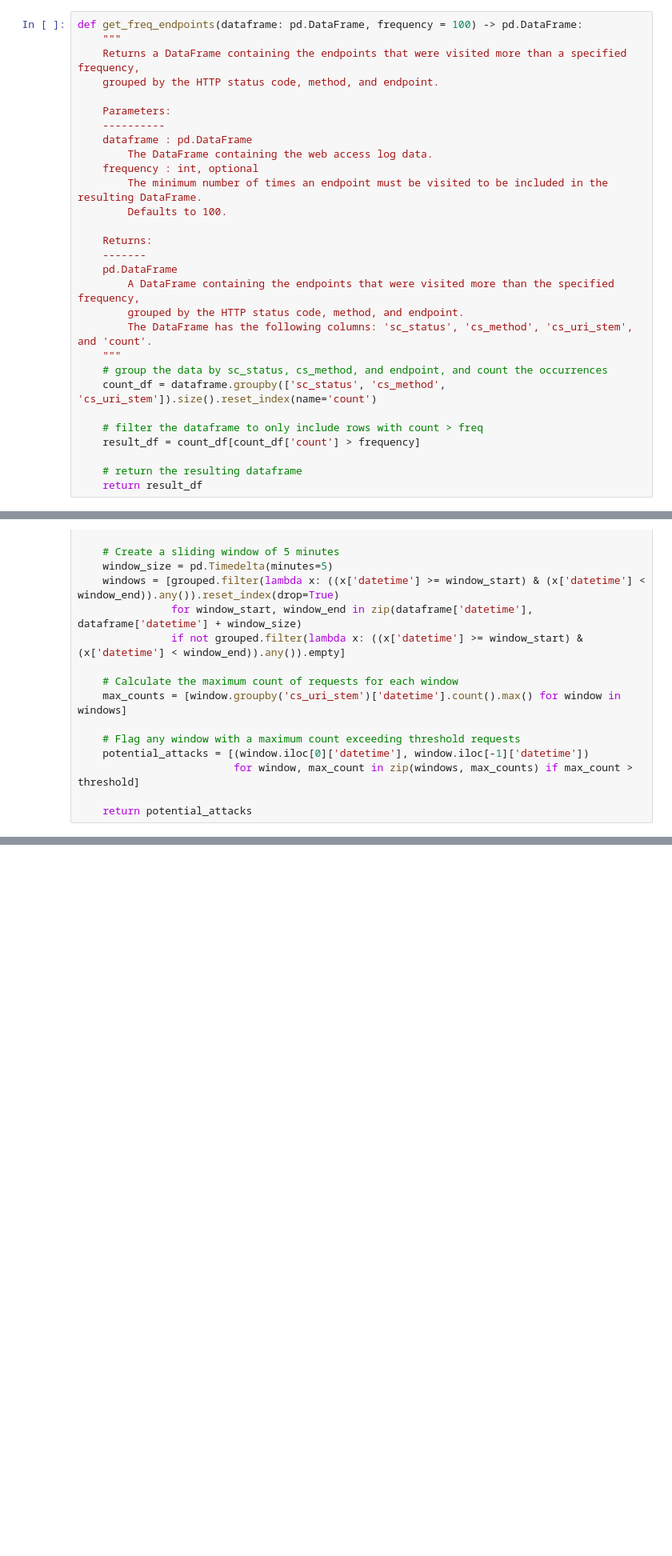
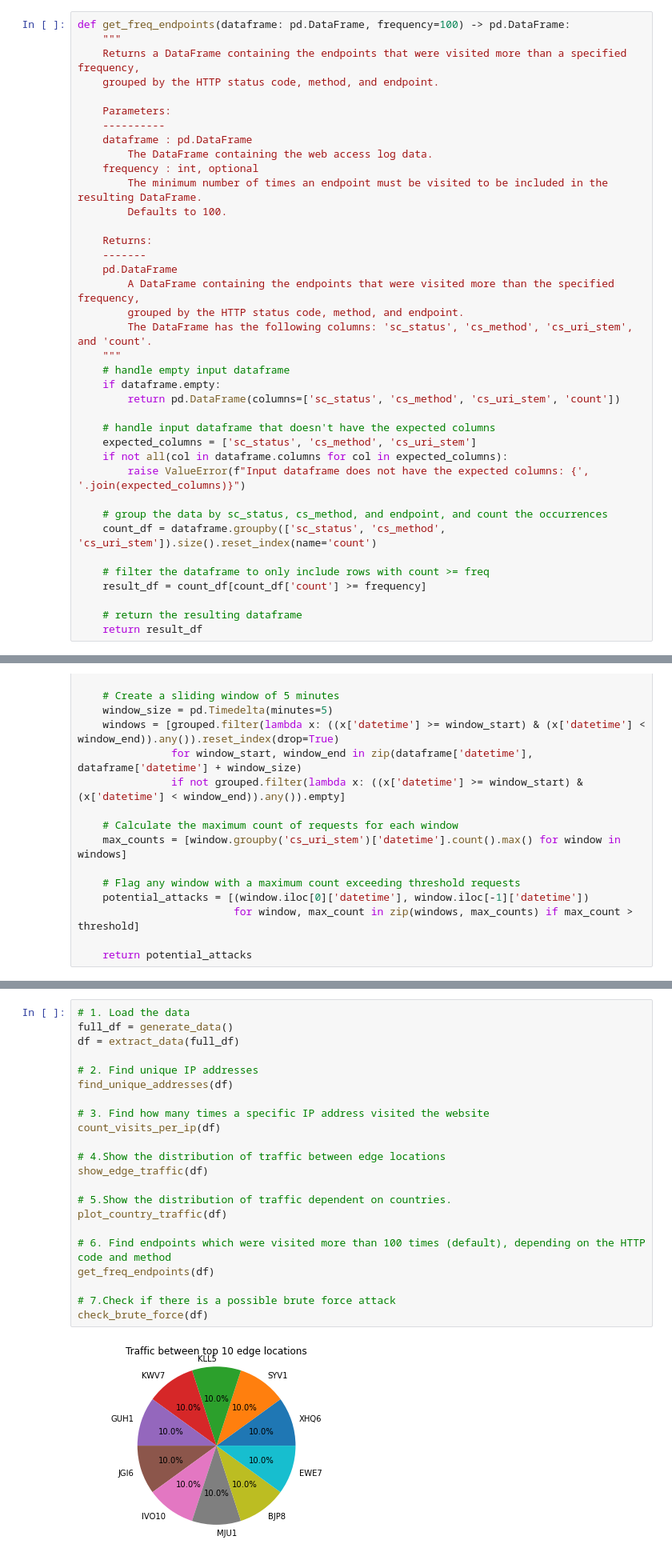
Before and after one commit to Przemyslaw11/CloudFront_data_analyser, a Jupyter notebook: app.ipynb, the cells around one changed output, grey strips where cells are left out. Shown at 80% size. Drawn from its saved outputs; the diff is of its cells as text; blank space fills up the shorter version.

```diff
--- a/app.ipynb
+++ b/app.ipynb
@@ -123,7 +155,7 @@ def plot_country_traffic(dataframe: pd.DataFrame, top_n: int = 10):
     plt.axis('equal')
     plt.show()
 # %%
-def get_freq_endpoints(dataframe: pd.DataFrame, frequency = 100) -> pd.DataFrame:
+def get_freq_endpoints(dataframe: pd.DataFrame, frequency=100) -> pd.DataFrame:
     """
     Returns a DataFrame containing the endpoints that were visited more than a specified frequency,
     grouped by the HTTP status code, method, and endpoint.
@@ -143,11 +175,20 @@ def get_freq_endpoints(dataframe: pd.DataFrame, frequency = 100) -> pd.DataFrame
         grouped by the HTTP status code, method, and endpoint.
         The DataFrame has the following columns: 'sc_status', 'cs_method', 'cs_uri_stem', and 'count'.
     """
+    # handle empty input dataframe
+    if dataframe.empty:
+        return pd.DataFrame(columns=['sc_status', 'cs_method', 'cs_uri_stem', 'count'])
+
+    # handle input dataframe that doesn't have the expected columns
+    expected_columns = ['sc_status', 'cs_method', 'cs_uri_stem']
+    if not all(col in dataframe.columns for col in expected_columns):
+        raise ValueError(f"Input dataframe does not have the expected columns: {', '.join(expected_columns)}")
+
     # group the data by sc_status, cs_method, and endpoint, and count the occurrences
     count_df = dataframe.groupby(['sc_status', 'cs_method', 'cs_uri_stem']).size().reset_index(name='count')
 
-    # filter the dataframe to only include rows with count > freq
-    result_df = count_df[count_df['count'] > frequency]
+    # filter the dataframe to only include rows with count >= freq
+    result_df = count_df[count_df['count'] >= frequency]
 
     # return the resulting dataframe
     return result_df
@@ -203,0 +221,24 @@ check_brute_force(df)
+# %%
+# 1. Load the data
+full_df = generate_data()
+df = extract_data(full_df)
+
+# 2. Find unique IP addresses
+find_unique_addresses(df)
+
+# 3. Find how many times a specific IP address visited the website
+count_visits_per_ip(df)
+
+# 4.Show the distribution of traffic between edge locations
+show_edge_traffic(df)
+
+# 5.Show the distribution of traffic dependent on countries.
+plot_country_traffic(df)
+
+# 6. Find endpoints which were visited more than 100 times (default), depending on the HTTP code and method
+get_freq_endpoints(df)
+
+# 7.Check if there is a possible brute force attack
+check_brute_force(df)
+# %% [output]
+[figure, added]
```
Also changed, not shown: parts of 5 cells of this notebook, 11 other files.
